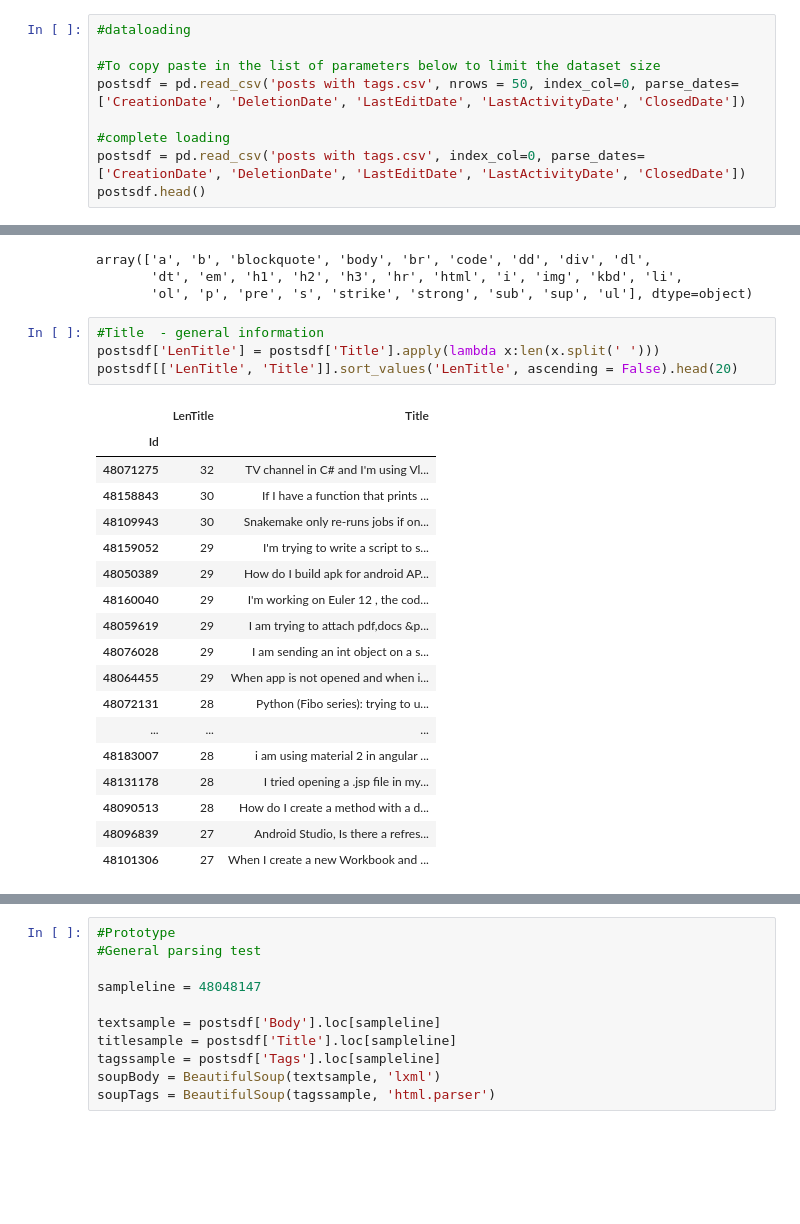
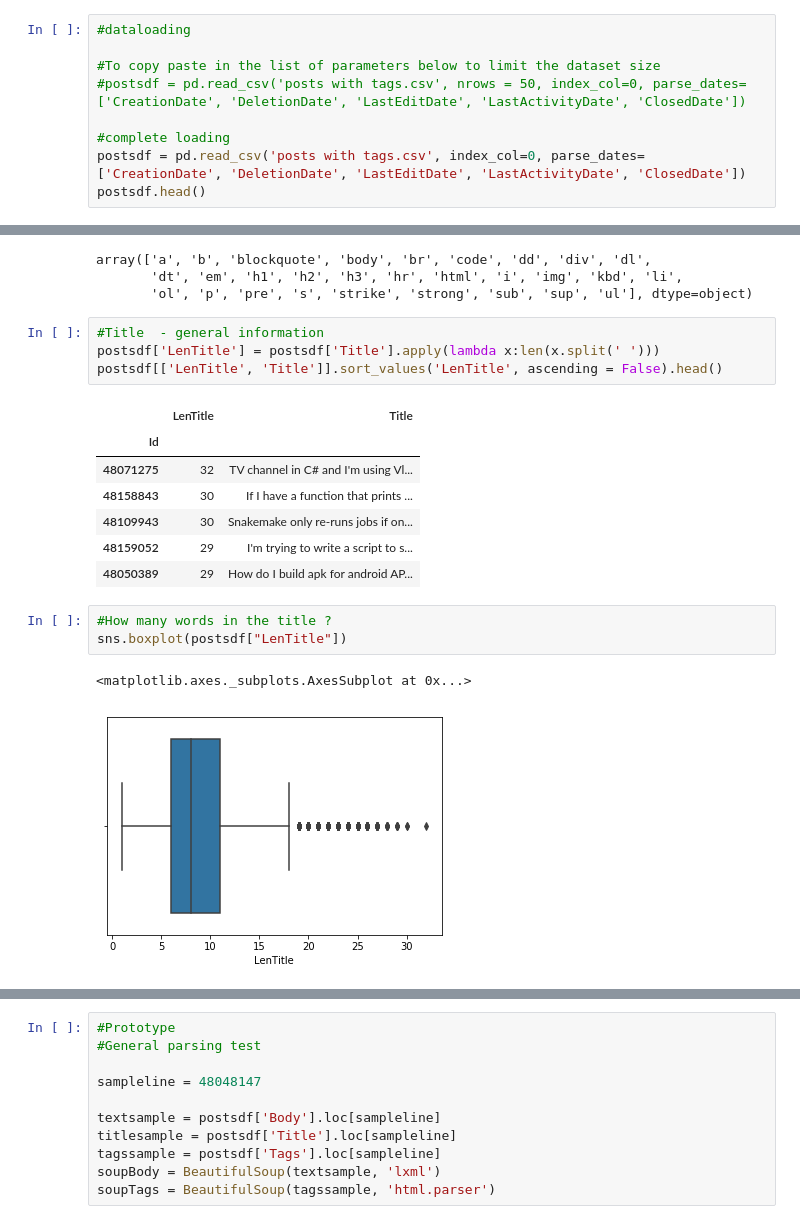
Before and after one commit to rudloffl/Tag-generator-Stackoverflow, a Jupyter notebook: Notebooks/A2 - posts exploration.ipynb, the cells around one changed output, grey strips where cells are left out. Saved outputs shown, nothing was run; the diff lists cells and outputs as text; blank space fills up the shorter version.

```diff
--- a/Notebooks/A2 - posts exploration.ipynb
+++ b/Notebooks/A2 - posts exploration.ipynb
@@ -33,7 +35,7 @@ WHERE
 #dataloading
 
 #To copy paste in the list of parameters below to limit the dataset size
-postsdf = pd.read_csv('posts with tags.csv', nrows = 50, index_col=0, parse_dates=['CreationDate', 'DeletionDate', 'LastEditDate', 'LastActivityDate', 'ClosedDate'])
+#postsdf = pd.read_csv('posts with tags.csv', nrows = 50, index_col=0, parse_dates=['CreationDate', 'DeletionDate', 'LastEditDate', 'LastActivityDate', 'ClosedDate'])
 
 #complete loading
 postsdf = pd.read_csv('posts with tags.csv', index_col=0, parse_dates=['CreationDate', 'DeletionDate', 'LastEditDate', 'LastActivityDate', 'ClosedDate'])
@@ -121,23 +126,18 @@ array(['a', 'b', 'blockquote', 'body', 'br', 'code', 'dd', 'div', 'dl',
 # %%
 #Title  - general information
 postsdf['LenTitle'] = postsdf['Title'].apply(lambda x:len(x.split(' ')))
-postsdf[['LenTitle', 'Title']].sort_values('LenTitle', ascending = False).head(20)
+postsdf[['LenTitle', 'Title']].sort_values('LenTitle', ascending = False).head()
 # %% [output]
 |  | LenTitle | Title |
 | Id |  |  |
 | 48071275 | 32 | TV channel in C# and I'm using Vl... |
 | 48158843 | 30 | If I have a function that prints ... |
 | 48109943 | 30 | Snakemake only re-runs jobs if on... |
 | 48159052 | 29 | I'm trying to write a script to s... |
 | 48050389 | 29 | How do I build apk for android AP... |
-| 48160040 | 29 | I'm working on Euler 12 , the cod... |
-| 48059619 | 29 | I am trying to attach pdf,docs &p... |
-| 48076028 | 29 | I am sending an int object on a s... |
-| 48064455 | 29 | When app is not opened and when i... |
-| 48072131 | 28 | Python (Fibo series): trying to u... |
-| ... | ... | ... |
-| 48183007 | 28 | i am using material 2 in angular ... |
-| 48131178 | 28 | I tried opening a .jsp file in my... |
-| 48090513 | 28 | How do I create a method with a d... |
-| 48096839 | 27 | Android Studio, Is there a refres... |
-| 48101306 | 27 | When I create a new Workbook and ... |
+# %%
+#How many words in the title ?
+sns.boxplot(postsdf["LenTitle"])
+# %% [output]
+<matplotlib.axes._subplots.AxesSubplot at 0x...>
+[figure, added]
```
Also changed, not shown: parts of 39 cells of this notebook, 3 other files.
